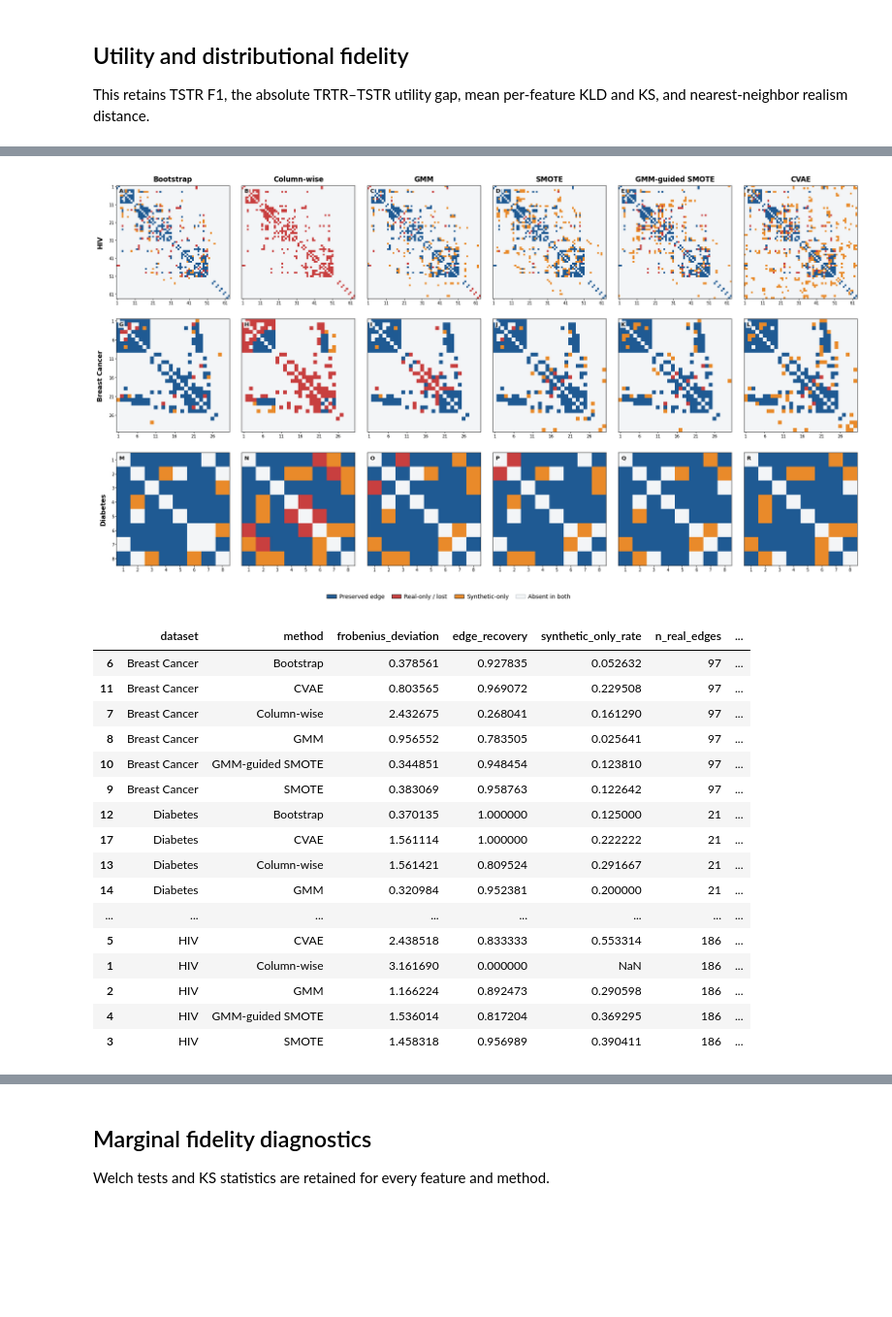
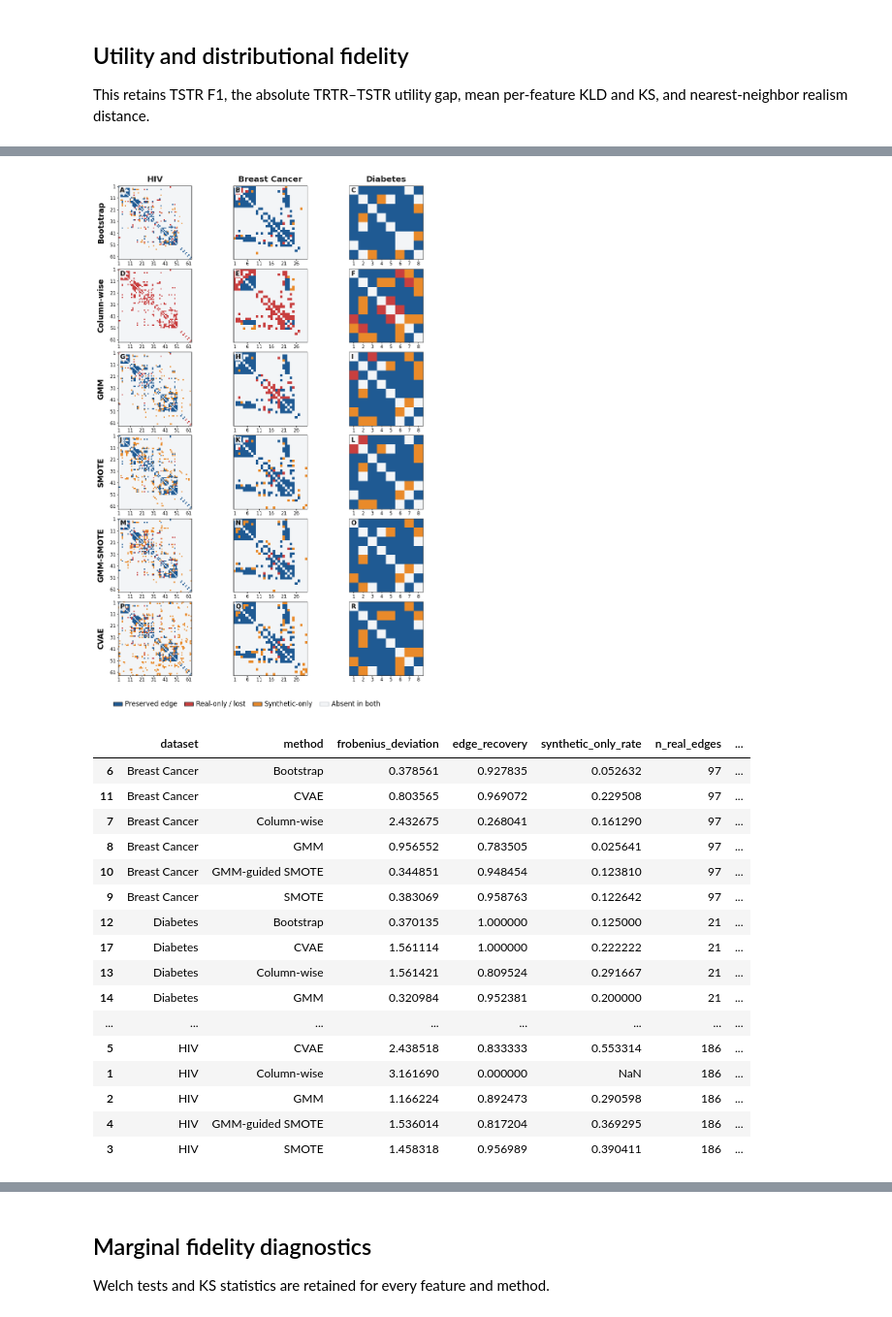
Before and after one commit to TonyTran03/distinguishable_data, a Jupyter notebook: data_synthesis/notebooks/original_paper_followup.ipynb, the cells around one changed output, grey strips where cells are left out. Shown at 97% size. Drawn from its saved outputs; the diff is of its cells as text; code cells hidden in the pictures; blank space fills up the shorter version.

```diff
--- a/data_synthesis/notebooks/original_paper_followup.ipynb
+++ b/data_synthesis/notebooks/original_paper_followup.ipynb
@@ -247,27 +251,30 @@ display(structure_table.sort_values(["dataset", "method"]))
 | 4 | HIV | GMM-guided SMOTE | 1.536014 | 0.817204 | 0.369295 | 186 | ... |
 | 3 | HIV | SMOTE | 1.458318 | 0.956989 | 0.390411 | 186 | ... |
 # %%
-from src.revision.figure4_graphical_lasso_plots import plot_figure4_edge_status_all_datasets
+from src.revision import figure4_graphical_lasso_plots
+figure4_graphical_lasso_plots = importlib.reload(figure4_graphical_lasso_plots)
 
 real_data = {name: data["X"] for name, data in datasets.items()}
 synthetic_data = {
     name: {method: values[0] for method, values in method_data.items()}
     for name, method_data in cohorts.items()
 }
 feature_names = {name: data["feature_names"] for name, data in datasets.items()}
-edge_status = plot_figure4_edge_status_all_datasets(
+edge_status = figure4_graphical_lasso_plots.plot_figure4_hiv_structural_mosaic(
     real_data=real_data,
     synthetic_data=synthetic_data,
     feature_names=feature_names,
     alphas=followup.FIGURE4_ALPHAS,
+    dataset_name="HIV",
     dataset_order=list(datasets),
     method_order=METHODS,
     comparison_methods=METHODS,
 )
-plt.show()
+followup.apply_notebook_figure_style(edge_status.fig)
+plt.close(edge_status.fig)
 display(edge_status.metrics.sort_values(["dataset", "method"]))
 # %% [output]
-[figure, old version]
+[figure, new version]
 |  | dataset | method | frobenius_deviation | edge_recovery | synthetic_only_rate | n_real_edges | ... |
 | 6 | Breast Cancer | Bootstrap | 0.378561 | 0.927835 | 0.052632 | 97 | ... |
 | 11 | Breast Cancer | CVAE | 0.803565 | 0.969072 | 0.229508 | 97 | ... |
```
Also changed, not shown: parts of 13 cells of this notebook, 11 other files.
